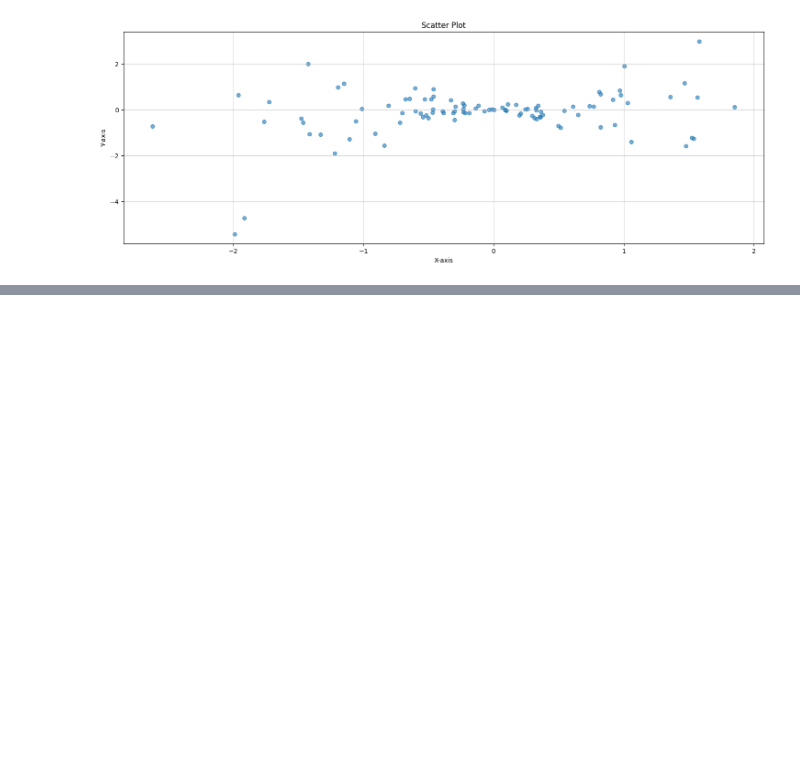
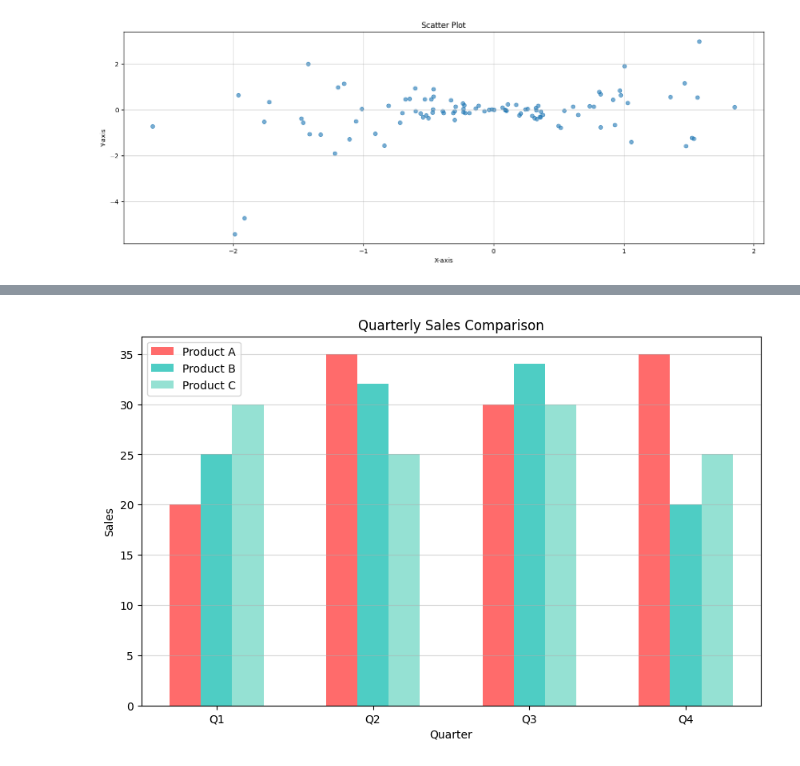
Before and after one commit to Deepanki-sketch/python-basics, a Jupyter notebook: Matplotlib/Matplotlib.ipynb, the cells around one changed output, grey strips where cells are left out. Cells and saved outputs as stored; diff of their text form; code cells hidden in the pictures; blank space fills up the shorter version.

```diff
--- a/Matplotlib/Matplotlib.ipynb
+++ b/Matplotlib/Matplotlib.ipynb
@@ -98,0 +140,30 @@ plt.show()
+# %%
+categories = ['Q1', 'Q2', 'Q3', 'Q4']
+product_a = [20,35,30,35]
+product_b = [25,32,34,20]
+product_c = [30,25,30,25]
+
+x = np.arange(len(categories))  #the label locations
+width = 0.2  #the width of the bars
+
+plt.figure(figsize=(10,6))
+#plt.bar(x, height, width, .......) parameters:
+# x-width: x-position (shift left by one bar width to position first group)
+# product_a : height of values for product A bars
+#width : width of each bar(0.25)
+#label: text for legend
+#color : bar fill color (hex code)
+plt.bar(x - width, product_a, width, label = 'Product A', color = '#FF6B6B')
+# x: center position for second group, no shift needed
+plt.bar(x, product_b, width, label = 'Product B', color = '#4ECDC4')
+# x + width: shift right by one bar width to position third group
+plt.bar(x + width, product_c, width, label = 'Product C', color = "#95E1D3")
+plt.xlabel("Quarter")
+plt.ylabel("Sales")
+plt.title("Quarterly Sales Comparison")
+plt.xticks(x, categories)  #set x-ticks to the center of the groups
+plt.legend()
+plt.grid(True, alpha = 0.5, axis='y')
+plt.show()
+# %% [output]
+[figure, added]
```
Also changed, not shown: parts of 5 cells of this notebook.
